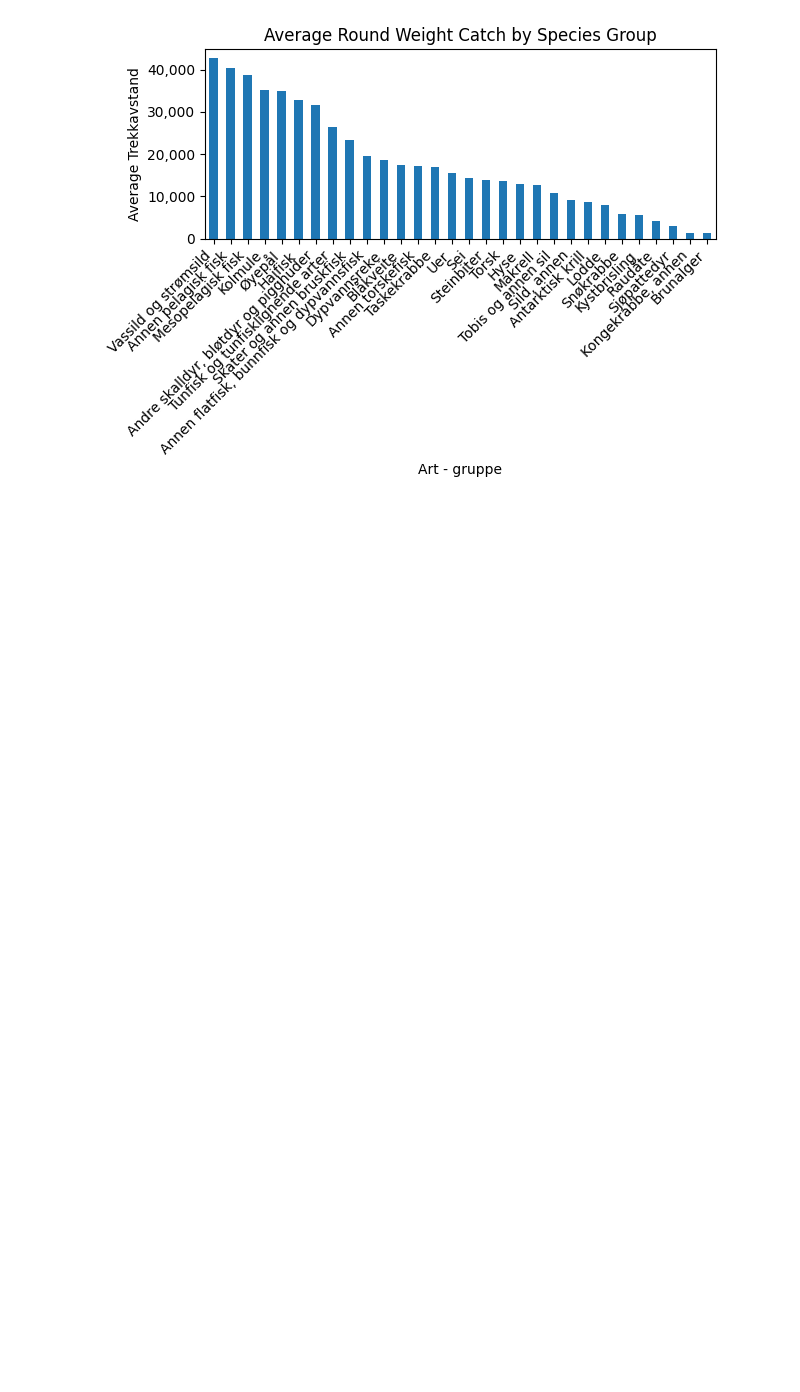
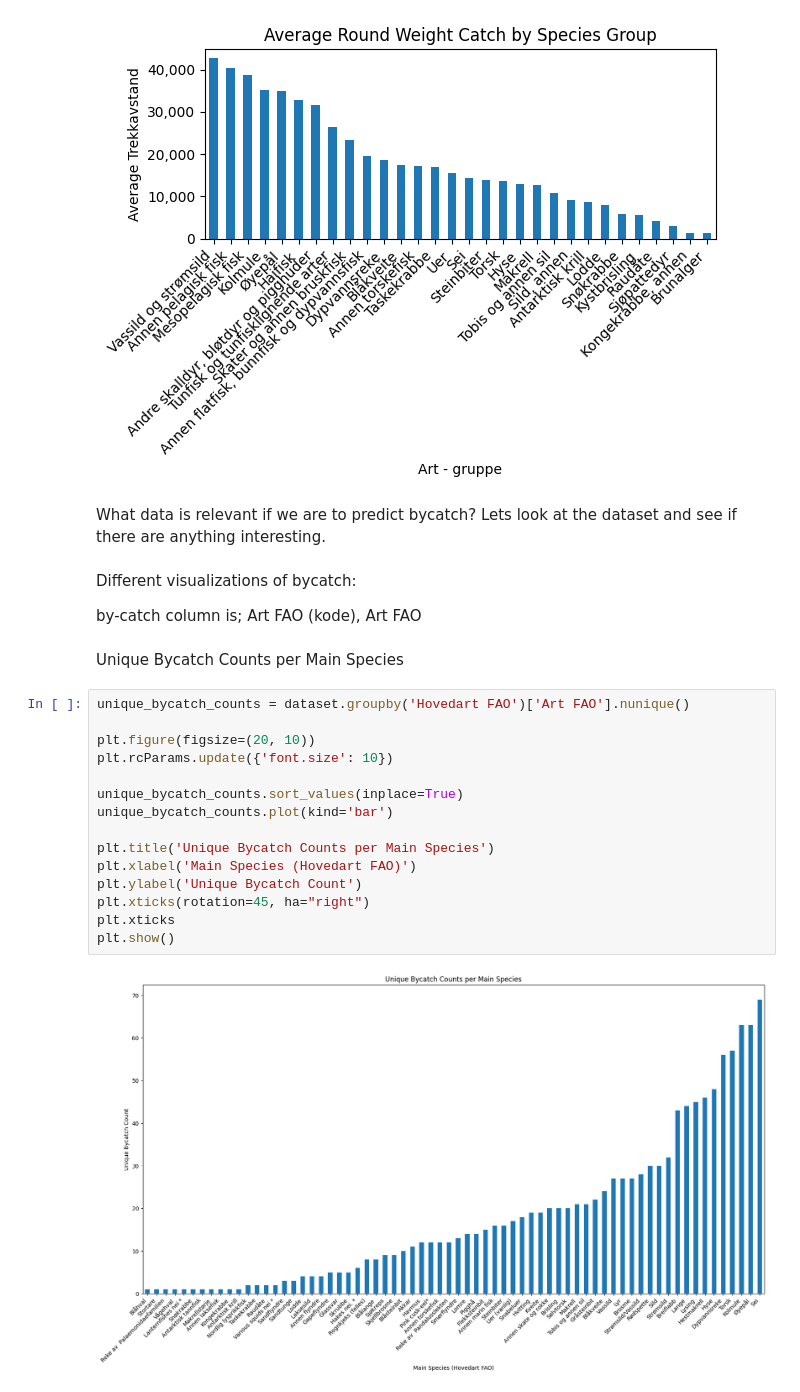
Before and after one commit to Destroyers04/Info284_Project, a Jupyter notebook: Data Processing/aaronProcessingData.ipynb, the cells around one changed output. Saved outputs shown, nothing was run; the diff lists cells and outputs as text; blank space fills up the shorter version.

Commit message:
Added exploritory dataset

```diff
--- a/Data Processing/aaronProcessingData.ipynb
+++ b/Data Processing/aaronProcessingData.ipynb
@@ -183,3 +185,28 @@ plt.show()
 # %% [output]
 <Figure size 1000x800 with 0 Axes>
 [figure]
+# %% [markdown]
+What data is relevant if we are to predict bycatch? Lets look at the dataset and see if there are anything interesting.
+# %% [markdown]
+Different visualizations of bycatch:
+
+by-catch column is; Art FAO (kode), Art FAO
+# %% [markdown]
+Unique Bycatch Counts per Main Species
+# %%
+unique_bycatch_counts = dataset.groupby('Hovedart FAO')['Art FAO'].nunique()
+
+plt.figure(figsize=(20, 10))
+plt.rcParams.update({'font.size': 10})
+
+unique_bycatch_counts.sort_values(inplace=True)
+unique_bycatch_counts.plot(kind='bar')
+
+plt.title('Unique Bycatch Counts per Main Species')
+plt.xlabel('Main Species (Hovedart FAO)')
+plt.ylabel('Unique Bycatch Count')
+plt.xticks(rotation=45, ha="right")
+plt.xticks
+plt.show()
+# %% [output]
+[figure, added]
```
Also changed, not shown: parts of 3 cells of this notebook, 1 other file.
